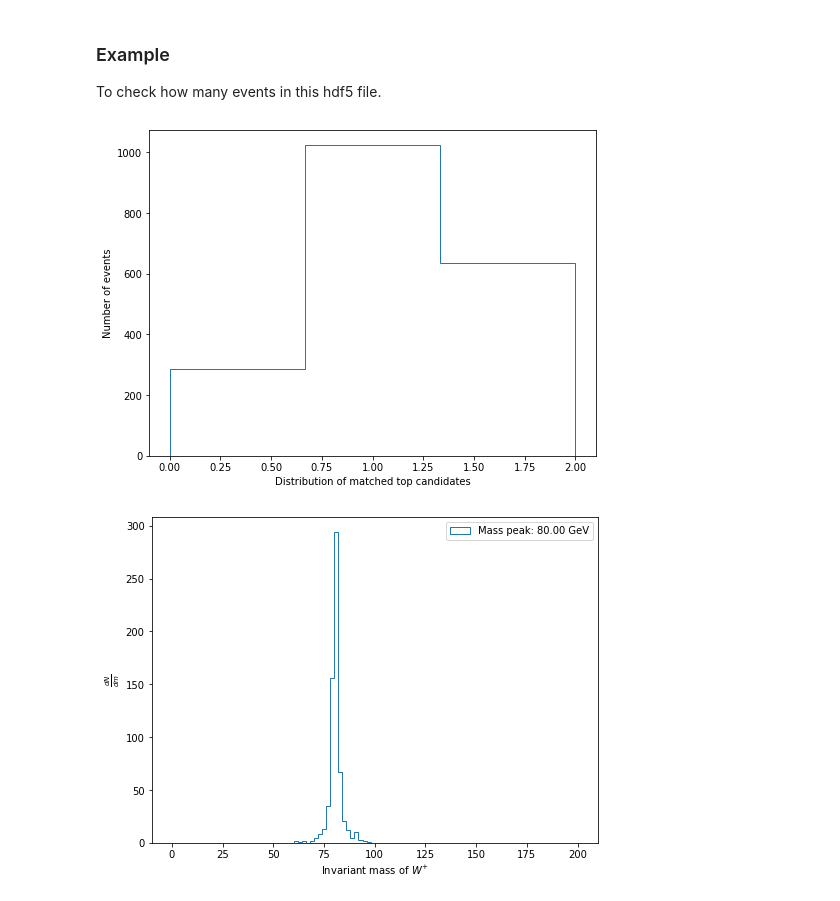
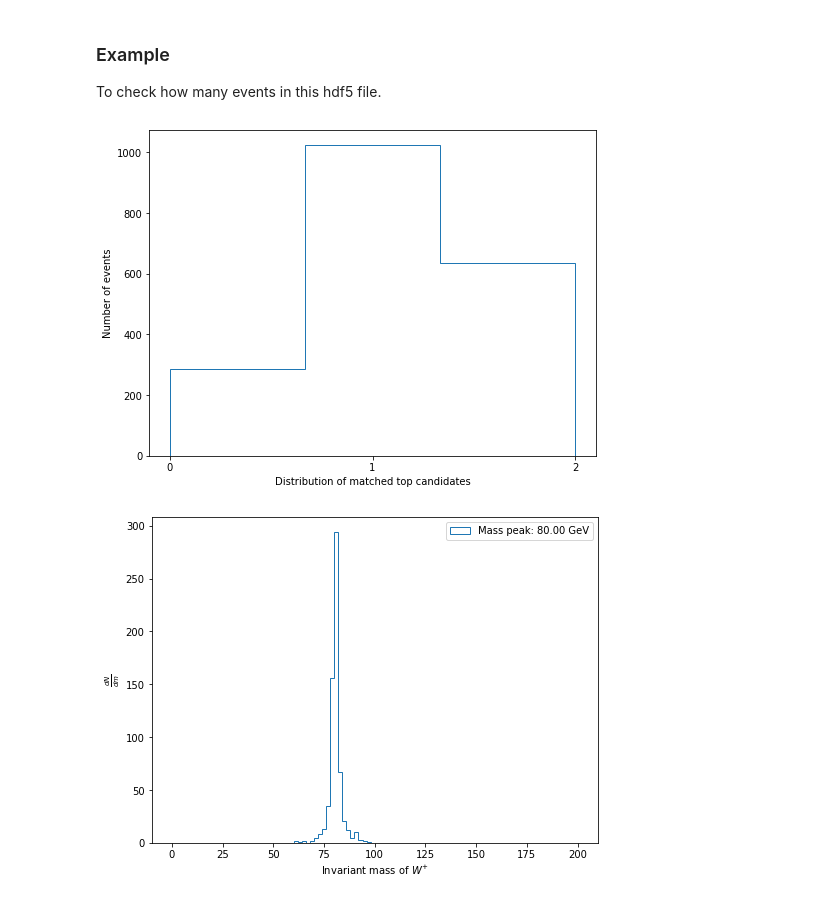
Before and after one commit to mfenton0/HEP-jet-assignment, a Jupyter notebook: analysis_script/demo/hdf5_read_demo.ipynb, the cells around one changed output. Saved outputs shown, nothing was run; the diff lists cells and outputs as text; code cells hidden in the pictures.

```diff
--- a/analysis_script/demo/hdf5_read_demo.ipynb
+++ b/analysis_script/demo/hdf5_read_demo.ipynb
@@ -58,11 +58,12 @@ To check how many events in this hdf5 file.
 # %%
 plt.figure(figsize=(8,6))
 plt.hist(N_match_top_in_event, bins=3, histtype='step')
+plt.xticks([0,1,2])
 plt.ylabel('Number of events')
 plt.xlabel('Distribution of matched top candidates')
 plt.show()
 # %% [output]
-[figure, old version]
+[figure, new version]
 # %%
 W_plus_inv = []
 W_minus_inv = []
```
